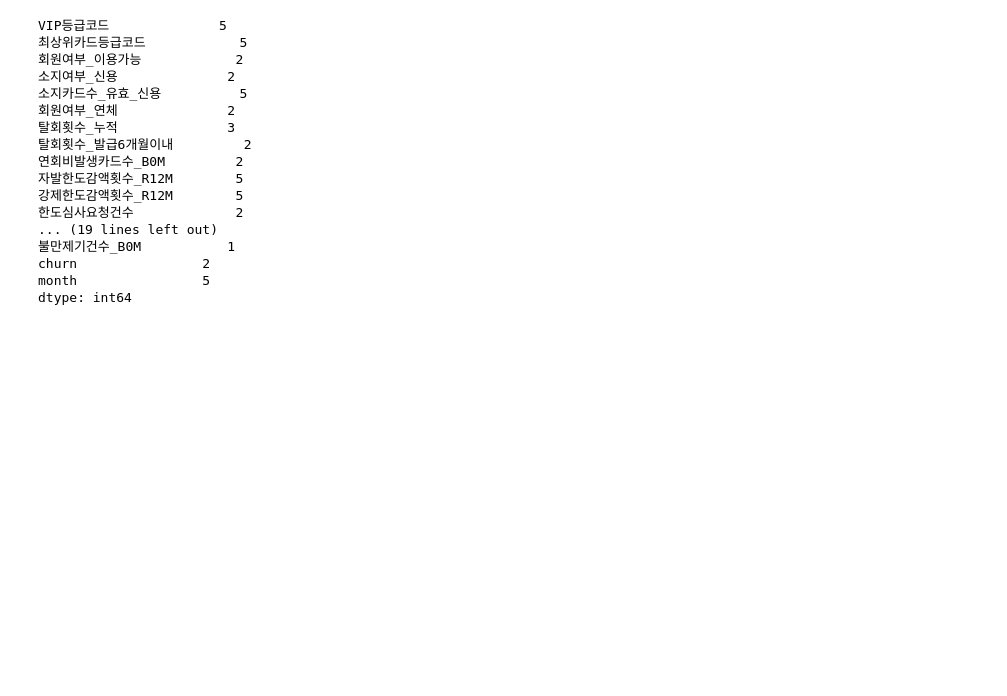
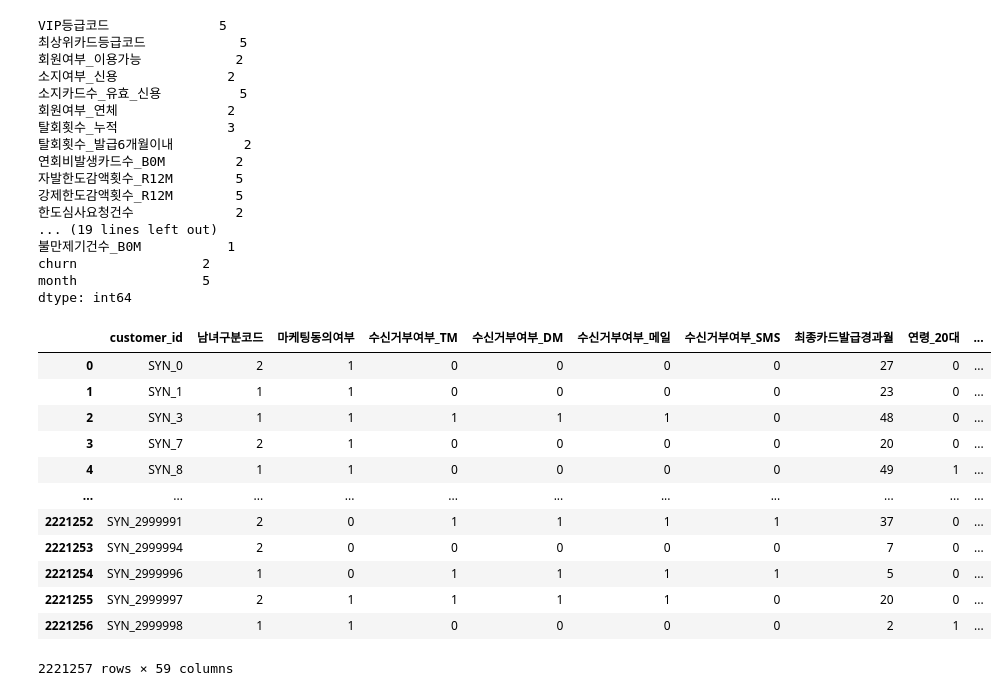
Before and after one commit to DANU011/ChurnTrack-XAI, a Jupyter notebook: eda_preprocessing.ipynb, the cells around one changed output. Drawn from its saved outputs; the diff is of its cells as text; code cells hidden in the pictures; blank space fills up the shorter version.

```diff
--- a/eda_preprocessing.ipynb
+++ b/eda_preprocessing.ipynb
@@ -749,3 +749,50 @@ df_encoded = pd.get_dummies(df, columns=categorical_cols)
 
 # 인코딩된 결과 저장
 df_encoded.to_csv("processed_time_series.csv", index=False)
+# %%
+import pandas as pd
+import numpy as np
+
+# CSV 파일 로드
+df = pd.read_csv('meta_merged.csv')
+
+if '이탈' in df.columns:
+    df.drop(columns=['이탈'], inplace=True)
+
+# True / False → 0 / 1 (bool → int8)
+bool_cols = df.select_dtypes(include=['bool']).columns.tolist()
+df[bool_cols] = df[bool_cols].astype('int8')
+
+# 문자열이지만 숫자로 보이는 열 처리 ('0 ', '1 ' 등 → 숫자)
+for col in df.columns:
+    if df[col].dtype == 'object':
+        try:
+            df[col] = pd.to_numeric(df[col].astype(str).str.strip(), errors='raise')
+        except:
+            pass  # 숫자로 변환 불가한 경우는 건너뜀
+
+# 전체 수치형 컬럼 메모리 최적화
+for col in df.columns:
+    if pd.api.types.is_integer_dtype(df[col]):
+        df[col] = df[col].astype('int8')  # 대부분 one-hot → int8로 충분
+    elif pd.api.types.is_float_dtype(df[col]):
+        df[col] = df[col].astype('float32')
+
+# 저장
+df.to_csv('meta_merged_processed.csv', index=False)
+
+df
+# %% [output]
+|  | customer_id | 남녀구분코드 | 마케팅동의여부 | 수신거부여부_TM | 수신거부여부_DM | 수신거부여부_메일 | 수신거부여부_SMS | 최종카드발급경과월 | 연령_20대 | ... |
+| 0 | SYN_0 | 2 | 1 | 0 | 0 | 0 | 0 | 27 | 0 | ... |
+| 1 | SYN_1 | 1 | 1 | 0 | 0 | 0 | 0 | 23 | 0 | ... |
+| 2 | SYN_3 | 1 | 1 | 1 | 1 | 1 | 0 | 48 | 0 | ... |
+| 3 | SYN_7 | 2 | 1 | 0 | 0 | 0 | 0 | 20 | 0 | ... |
+| 4 | SYN_8 | 1 | 1 | 0 | 0 | 0 | 0 | 49 | 1 | ... |
+| ... | ... | ... | ... | ... | ... | ... | ... | ... | ... | ... |
+| 2221252 | SYN_2999991 | 2 | 0 | 1 | 1 | 1 | 1 | 37 | 0 | ... |
+| 2221253 | SYN_2999994 | 2 | 0 | 0 | 0 | 0 | 0 | 7 | 0 | ... |
+| 2221254 | SYN_2999996 | 1 | 0 | 1 | 1 | 1 | 1 | 5 | 0 | ... |
+| 2221255 | SYN_2999997 | 2 | 1 | 1 | 1 | 1 | 0 | 20 | 0 | ... |
+| 2221256 | SYN_2999998 | 1 | 1 | 0 | 0 | 0 | 0 | 2 | 1 | ... |
+2221257 rows × 59 columns
```
Also changed, not shown: parts of 18 cells of this notebook.
